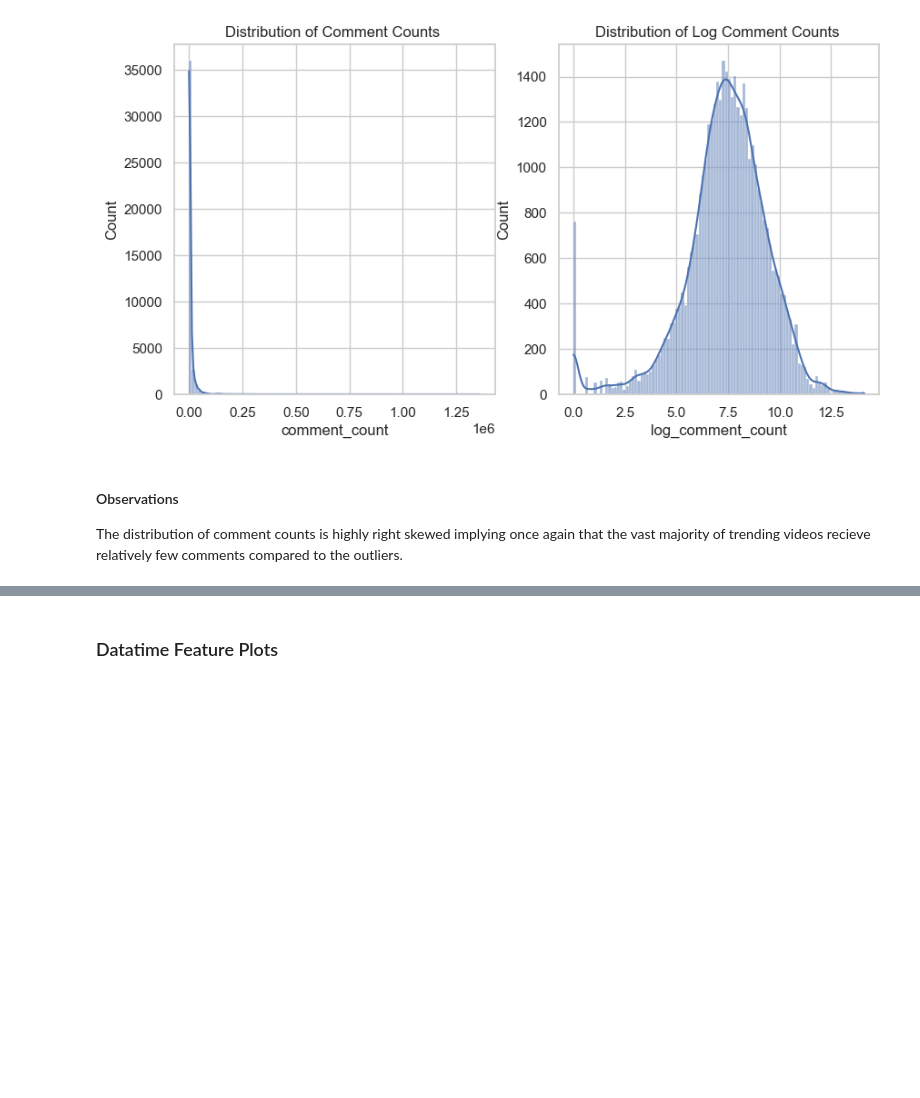
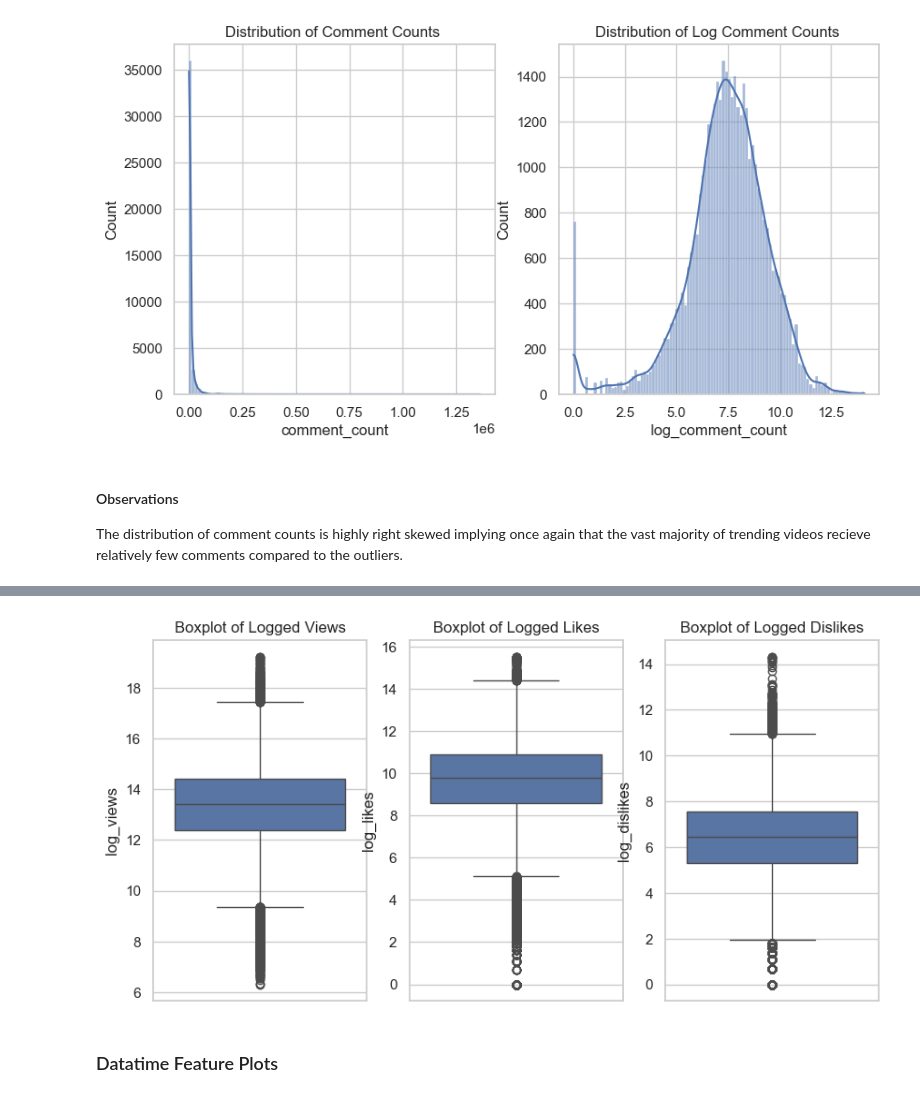
Before and after one commit to Infinit-Learner/youtube-success-predictor, a Jupyter notebook: notebook/01-eda.ipynb, the cells around one changed output, grey strips where cells are left out. Cells and saved outputs as stored; diff of their text form; code cells hidden in the pictures; blank space fills up the shorter version.

```diff
--- a/notebook/01-eda.ipynb
+++ b/notebook/01-eda.ipynb
@@ -208,3 +227,19 @@ The distribution of comment counts is highly right skewed implying once again th
+# %%
+# Boxplots of Log Transformed Numerical features
+fig, axes = plt.subplots(nrows = 1, ncols = 3, figsize = (10, 5) )
+
+sns.boxplot(df_log['log_views'], ax= axes[0])
+axes[0].set_title('Boxplot of Logged Views')
+
+sns.boxplot(df_log['log_likes'], ax = axes[1] )
+axes[1].set_title('Boxplot of Logged Likes')
+
+sns.boxplot(df_log['log_dislikes'], ax = axes[2])
+axes[2].set_title('Boxplot of Logged Dislikes')
+
+plt.show()
+# %% [output]
+[figure, added]
 # %% [markdown]
 ### Datatime Feature Plots
 # %%
```
Also changed, not shown: parts of 11 cells of this notebook, 1 other file.
